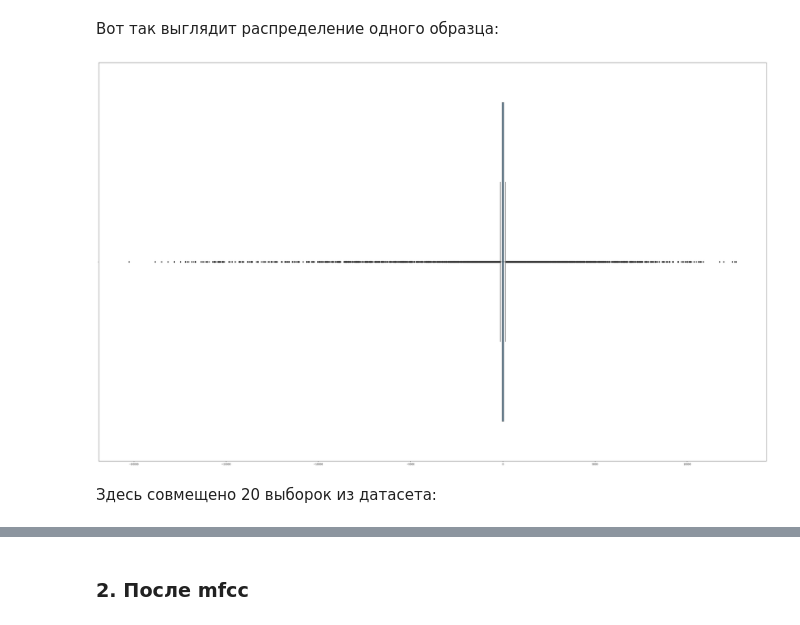
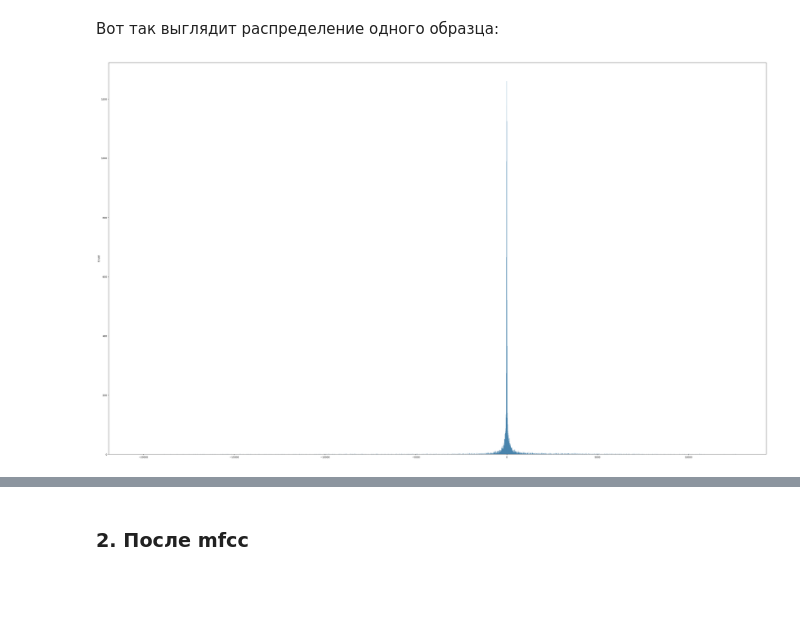
Before and after one commit to Red-Caesar/data-analysis-for-project, a Jupyter notebook: data_analysis.ipynb, the cells around one changed output, grey strips where cells are left out. Cells and saved outputs as stored; diff of their text form; code cells hidden in the pictures; blank space fills up the shorter version.

```diff
--- a/data_analysis.ipynb
+++ b/data_analysis.ipynb
@@ -52,8 +53,6 @@ ds_train_1 = open_file('ds_train_1')
 Вот так выглядит распределение одного образца:
 # %%
 plt.figure(figsize=(50,30))
-sns.boxplot(x=ds_train_1[0]);
+sns.histplot(x=ds_train_1[0]);
 # %% [output]
-[figure, old version]
+[figure, new version]
-# %% [markdown]
-Здесь совмещено 20 выборок из датасета:
```
Also changed, not shown: parts of 16 cells of this notebook.
